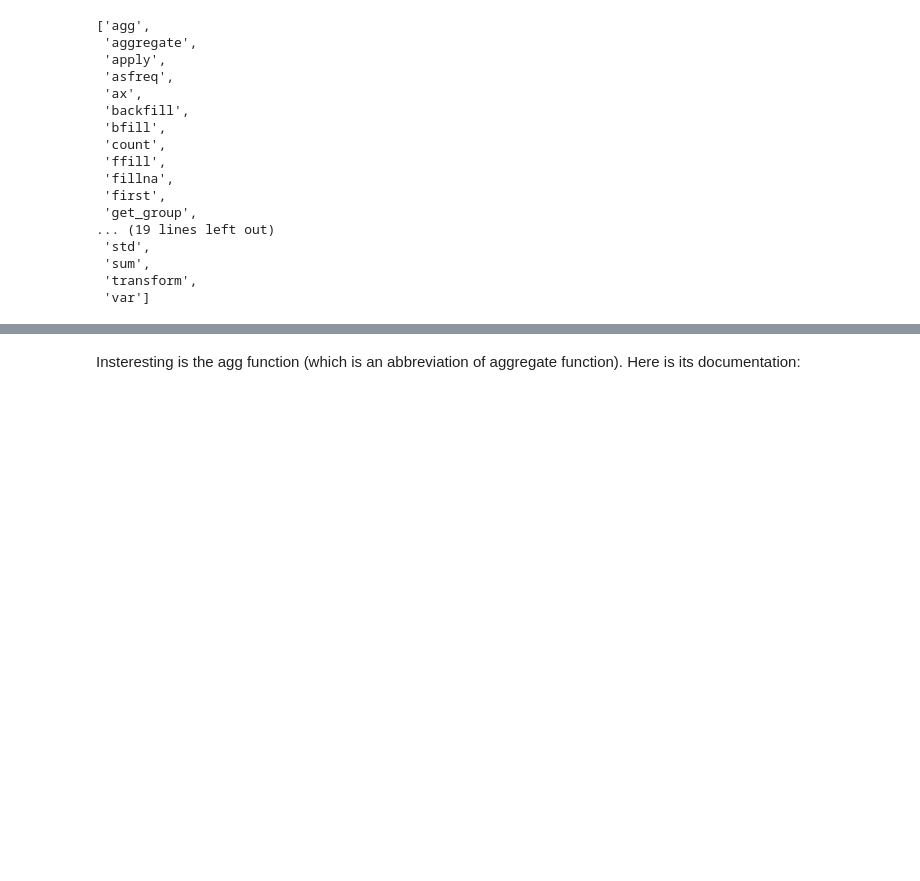
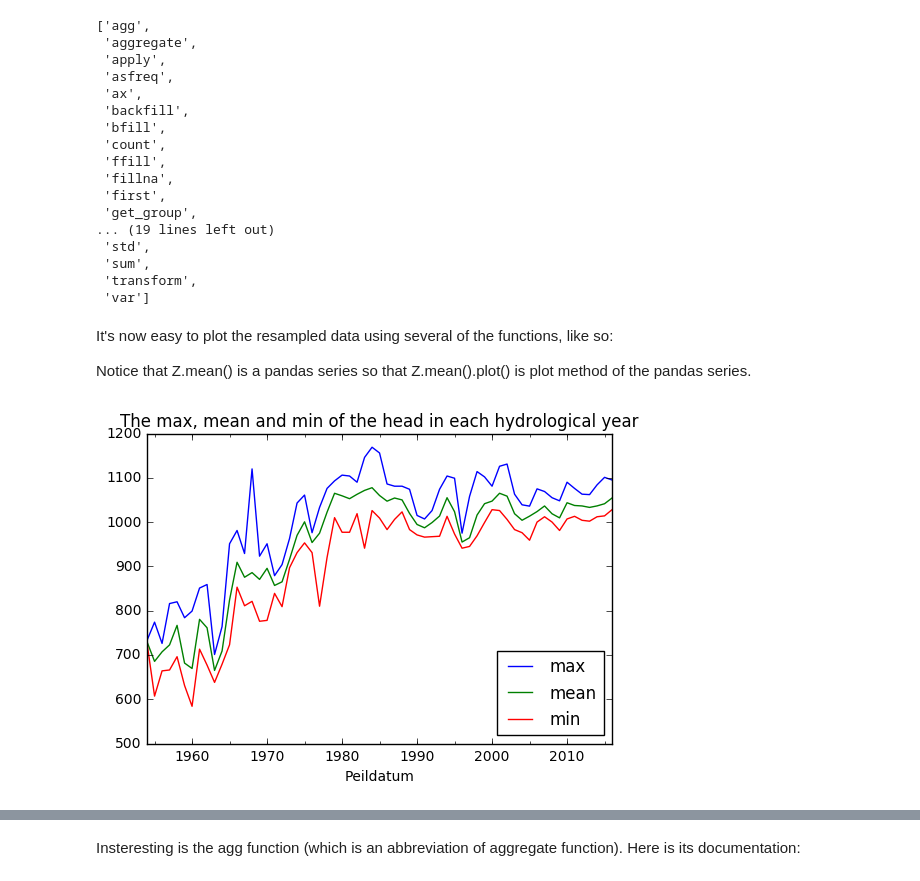
Before and after one commit to Olsthoorn/IHE-python-course-2017, a Jupyter notebook: exercises/Apr18/TimeSeriesSampling.ipynb, the cells around one changed output, grey strips where cells are left out. Cells and saved outputs as stored; diff of their text form; code cells hidden in the pictures; blank space fills up the shorter version.

```diff
--- a/exercises/Apr18/TimeSeriesSampling.ipynb
+++ b/exercises/Apr18/TimeSeriesSampling.ipynb
@@ -382,3 +357,16 @@ This resampler has its own functinality that can be used.  This fucntionality is
  'sum',
  'transform',
  'var']
+# %% [markdown]
+It's now easy to plot the resampled data using several of the functions, like so:
+
+Notice that Z.mean() is a pandas series so that Z.mean().plot() is plot method of the pandas series.
+# %%
+Z.max().plot(label="max")
+Z.mean().plot(label="mean")
+Z.min().plot(label="min")
+plt.title("The max, mean and min of the head in each hydrological year")
+plt.legend(loc='best')
+plt.show()
+# %% [output]
+[figure, added]
```
Also changed, not shown: parts of 11 cells of this notebook, 1 other file.
